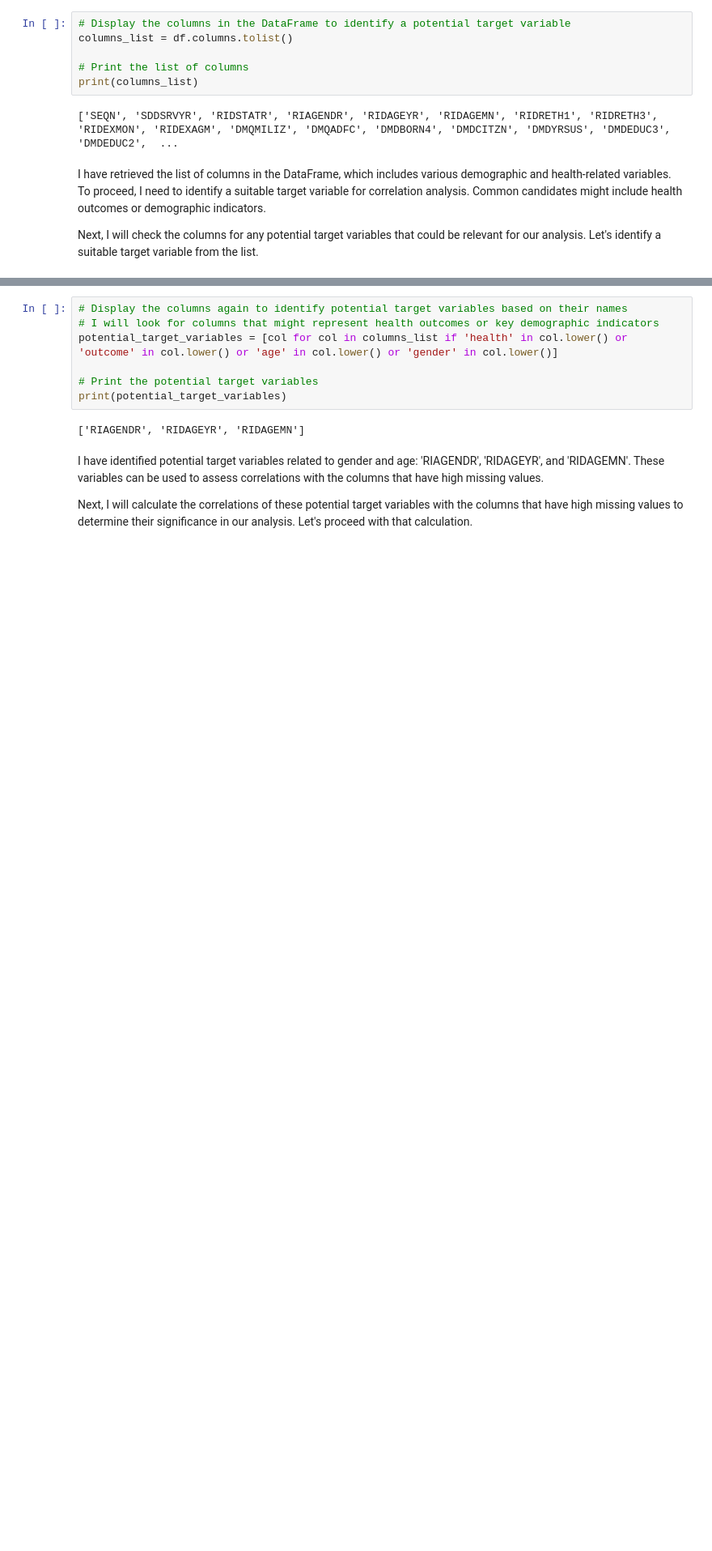
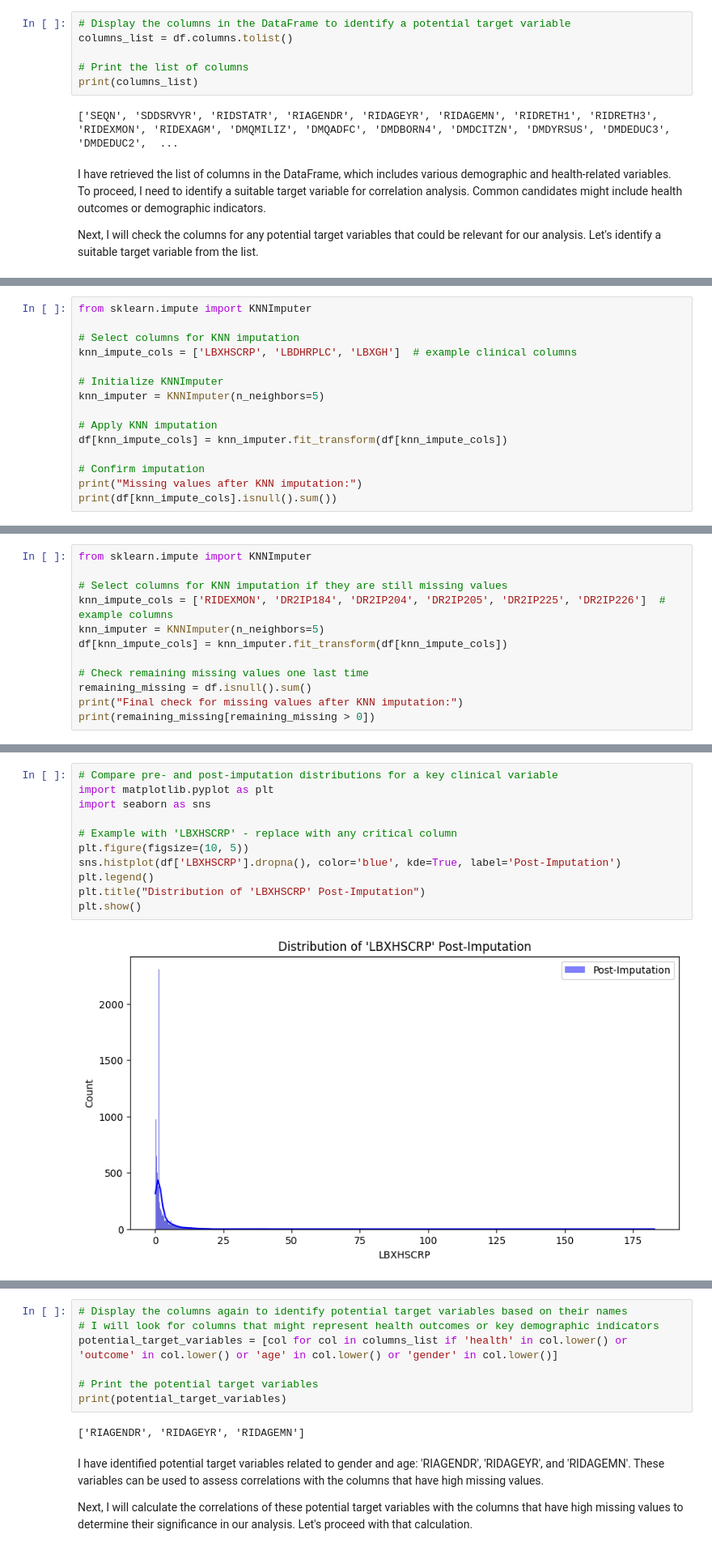
Before and after one commit to mutungu/Cancer-predictive-model, a Jupyter notebook: cancer_model.ipynb, the cells around one changed output, grey strips where cells are left out. Shown at 81% size. Cells and saved outputs as stored; diff of their text form; blank space fills up the shorter version.

```diff
--- a/cancer_model.ipynb
+++ b/cancer_model.ipynb
@@ -245,0 +408,15 @@ Next, I will check the columns for any potential target variables that could be
+# %%
+from sklearn.impute import KNNImputer
+
+# Select columns for KNN imputation
+knn_impute_cols = ['LBXHSCRP', 'LBDHRPLC', 'LBXGH']  # example clinical columns
+
+# Initialize KNNImputer
+knn_imputer = KNNImputer(n_neighbors=5)
+
+# Apply KNN imputation
+df[knn_impute_cols] = knn_imputer.fit_transform(df[knn_impute_cols])
+
+# Confirm imputation
+print("Missing values after KNN imputation:")
+print(df[knn_impute_cols].isnull().sum())
@@ -245,0 +429,12 @@ Next, I will check the columns for any potential target variables that could be
+# %%
+from sklearn.impute import KNNImputer
+
+# Select columns for KNN imputation if they are still missing values
+knn_impute_cols = ['RIDEXMON', 'DR2IP184', 'DR2IP204', 'DR2IP205', 'DR2IP225', 'DR2IP226']  # example columns
+knn_imputer = KNNImputer(n_neighbors=5)
+df[knn_impute_cols] = knn_imputer.fit_transform(df[knn_impute_cols])
+
+# Check remaining missing values one last time
+remaining_missing = df.isnull().sum()
+print("Final check for missing values after KNN imputation:")
+print(remaining_missing[remaining_missing > 0])
@@ -245,0 +459,13 @@ Next, I will check the columns for any potential target variables that could be
+# %%
+# Compare pre- and post-imputation distributions for a key clinical variable
+import matplotlib.pyplot as plt
+import seaborn as sns
+
+# Example with 'LBXHSCRP' - replace with any critical column
+plt.figure(figsize=(10, 5))
+sns.histplot(df['LBXHSCRP'].dropna(), color='blue', kde=True, label='Post-Imputation')
+plt.legend()
+plt.title("Distribution of 'LBXHSCRP' Post-Imputation")
+plt.show()
+# %% [output]
+[figure, added]
```
Also changed, not shown: parts of 80 cells of this notebook.
